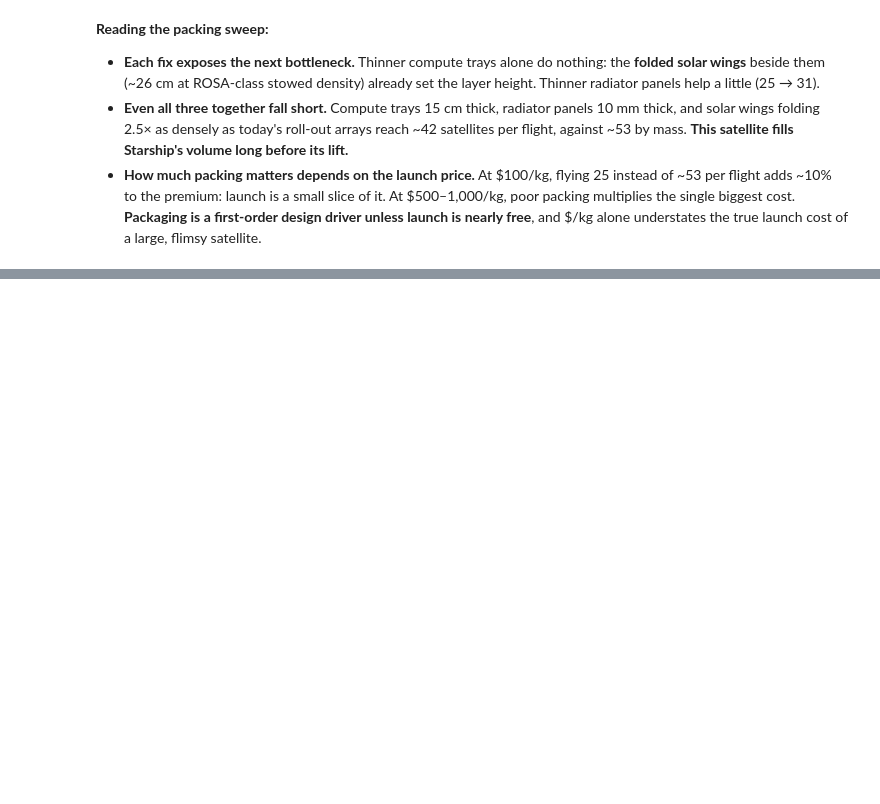
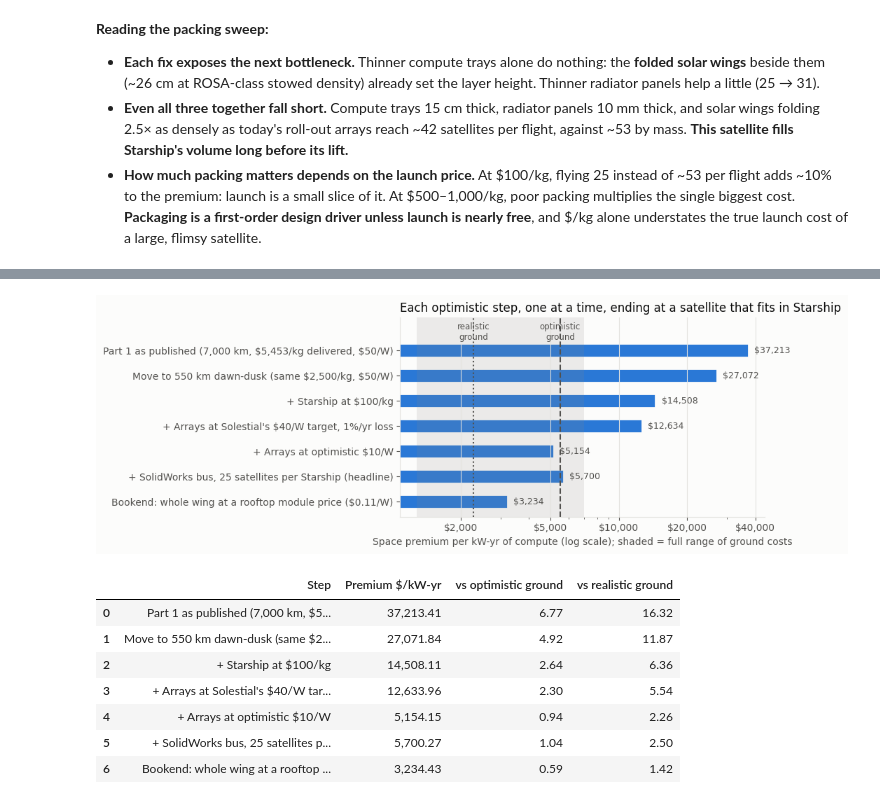
Before and after one commit to SailingSF/research, a Jupyter notebook: space_gpu_datacenter_part2.ipynb, the cells around one changed output, grey strips where cells are left out. Saved outputs shown, nothing was run; the diff lists cells and outputs as text; code cells hidden in the pictures; blank space fills up the shorter version.

```diff
--- a/space_gpu_datacenter_part2.ipynb
+++ b/space_gpu_datacenter_part2.ipynb
@@ -1651,0 +1436,54 @@ Break-even array price, $/W, at 200 W/kg (negative = no array price works). 'As
+# %%
+steps = [
+    ("Part 1 as published (7,000 km, $5,453/kg delivered, $50/W)", None),
+    ("Move to 550 km dawn-dusk (same $2,500/kg, $50/W)", dict(launch_cost_per_kg=2_500, array_cost_per_w=50, array_degr_per_yr=0)),
+    ("+ Starship at $100/kg", dict(array_cost_per_w=50, array_degr_per_yr=0)),
+    ("+ Arrays at Solestial's $40/W target, 1%/yr loss", dict(array_cost_per_w=40)),
+    ("+ Arrays at optimistic $10/W", dict()),
+    (f"+ SolidWorks bus, {PACKED.get('sats_per_flight')} satellites per Starship (headline)", PACKED),
+    ("Bookend: whole wing at a rooftop module price ($0.11/W)", dict(array_cost_per_w=ROOFTOP_ARRAY_COST_PER_W, **PACKED)),
+]
+def staircase(steps) -> pd.DataFrame:
+    """Premium per kW-yr for each (label, size_satellite arguments) step. None = Part 1 as published."""
+    table = pd.DataFrame([(label, P1["premium_per_kw_yr"] if kw is None else size_satellite(**kw)["premium_per_kw_yr"])
+                          for label, kw in steps], columns=["Step", "Premium $/kW-yr"])
+    table["vs optimistic ground"] = table["Premium $/kW-yr"] / TERR
+    table["vs realistic ground"] = table["Premium $/kW-yr"] / TERR_REAL
+    return table
+
+def plot_staircase(table: pd.DataFrame, title: str):
+
+    fig, ax = plt.subplots(figsize=(10, 3.8))
+    y = np.arange(len(table))[::-1]
+    ax.barh(y, table["Premium $/kW-yr"], color=SERIES[0], height=0.55, edgecolor="#fcfcfb", linewidth=2)
+    for yi, v in zip(y, table["Premium $/kW-yr"]):
+        ax.annotate(f"${v:,.0f}", (v, yi), xytext=(6, 0), textcoords="offset points",
+                    va="center", fontsize=9, color=INK_2)
+    ax.axvspan(TERR_LOW, TERR_HIGH, color=MUTED, alpha=0.15, lw=0)
+    for xv, ls, txt in [(TERR, "--", "optimistic\nground"), (TERR_REAL, ":", "realistic\nground")]:
+        ax.axvline(xv, color=INK_2, lw=1.5, ls=ls)
+        ax.annotate(txt, (xv, y.max() + 0.35), fontsize=8.5, color=INK_2, ha="center", va="bottom")
+    ax.set_ylim(-0.6, y.max() + 1.3)
+    ax.set_xscale("log")
+    ax.set_yticks(y, table["Step"])
+    ax.xaxis.set_major_locator(mticker.FixedLocator([1_000, 2_000, 5_000, 10_000, 20_000, 40_000]))
+    ax.xaxis.set_minor_formatter(mticker.NullFormatter())
+    ax.xaxis.set_major_formatter(mticker.FuncFormatter(lambda v, _: f"${v:,.0f}"))
+    ax.set_xlabel("Space premium per kW-yr of compute (log scale); shaded = full range of ground costs")
+    ax.set_title(title, loc="left")
+    ax.grid(axis="y", visible=False)
+    plt.tight_layout(); plt.show()
+
+stair = staircase(steps)
+plot_staircase(stair, "Each optimistic step, one at a time, ending at a satellite that fits in Starship")
+display(stair)
+# %% [output]
+[figure, new version]
+|  | Step | Premium $/kW-yr | vs optimistic ground | vs realistic ground |
+| 0 | Part 1 as published (7,000 km, $5... | 37,213.41 | 6.77 | 16.32 |
+| 1 | Move to 550 km dawn-dusk (same $2... | 27,071.84 | 4.92 | 11.87 |
+| 2 | + Starship at $100/kg | 14,508.11 | 2.64 | 6.36 |
+| 3 | + Arrays at Solestial's $40/W tar... | 12,633.96 | 2.30 | 5.54 |
+| 4 | + Arrays at optimistic $10/W | 5,154.15 | 0.94 | 2.26 |
+| 5 | + SolidWorks bus, 25 satellites p... | 5,700.27 | 1.04 | 2.50 |
+| 6 | Bookend: whole wing at a rooftop ... | 3,234.43 | 0.59 | 1.42 |
```
Also changed, not shown: parts of 49 cells of this notebook, 6 other files.
